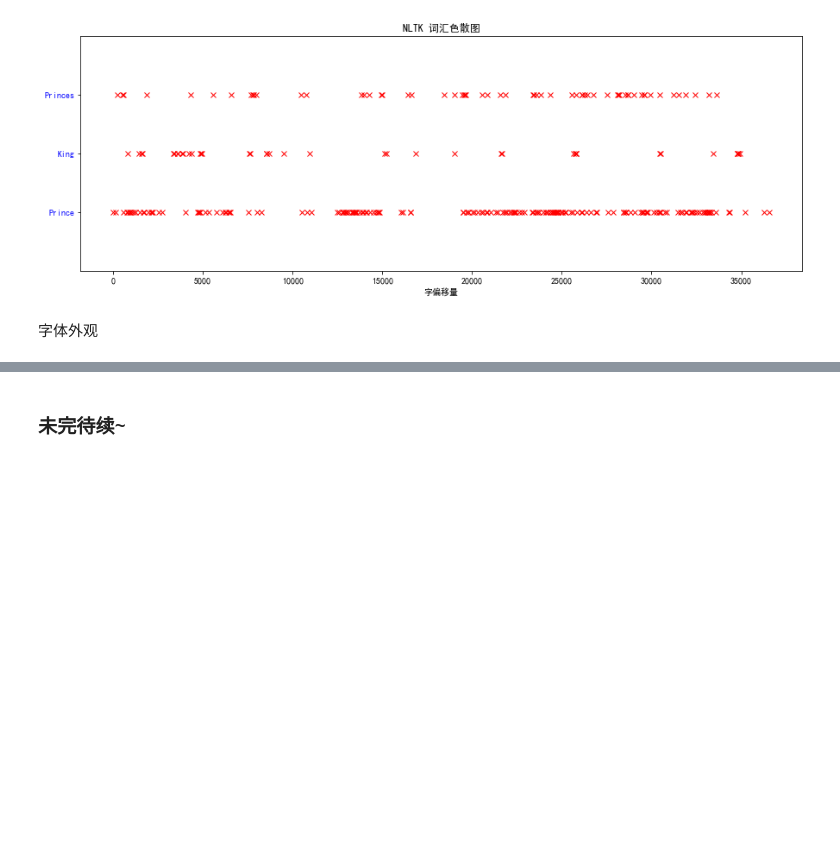
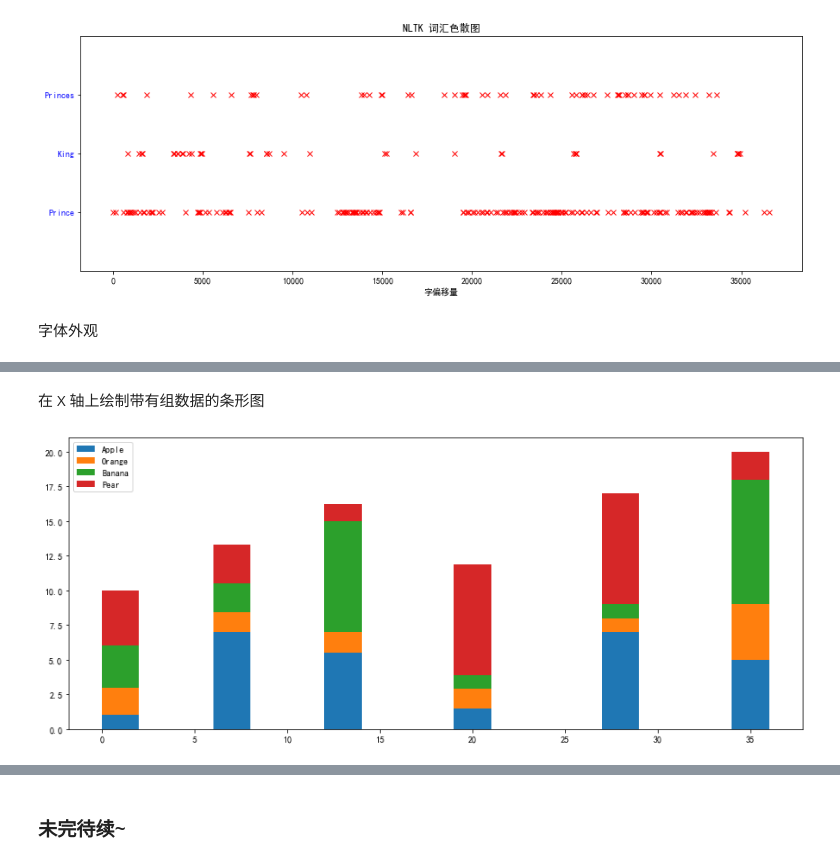
Before and after one commit to AkashiEi/Data_Analyst, a Jupyter notebook: 画图总结.ipynb, the cells around one changed output, grey strips where cells are left out. Cells and saved outputs as stored; diff of their text form; code cells hidden in the pictures; blank space fills up the shorter version.

```diff
--- a/画图总结.ipynb
+++ b/画图总结.ipynb
@@ -289,0 +351,25 @@ plt.show()
+# %% [markdown]
+在 X 轴上绘制带有组数据的条形图
+# %%
+import pandas as pd
+
+plt.figure(figsize=(12,5))
+
+df = pd.DataFrame([[1, 2, 3, 4], [7, 1.4, 2.1, 2.8], [5.5, 1.5, 8, 1.2],
+                   [1.5, 1.4, 1, 8], [7, 1, 1, 8], [5, 4, 9, 2]],
+                  columns=['Apple', 'Orange', 'Banana', 'Pear'],
+                  index=[1, 7, 13, 20, 28, 35])
+width = 2
+bottom = 0
+
+for i in df.columns:
+    plt.bar(df.index, df[i], width=width, bottom=bottom)
+    bottom += df[i]
+
+plt.legend(df.columns)
+plt.tight_layout()
+
+# Display the graph on the screen
+plt.show()
+# %% [output]
+[figure, added]
```
Also changed, not shown: parts of 39 cells of this notebook.
